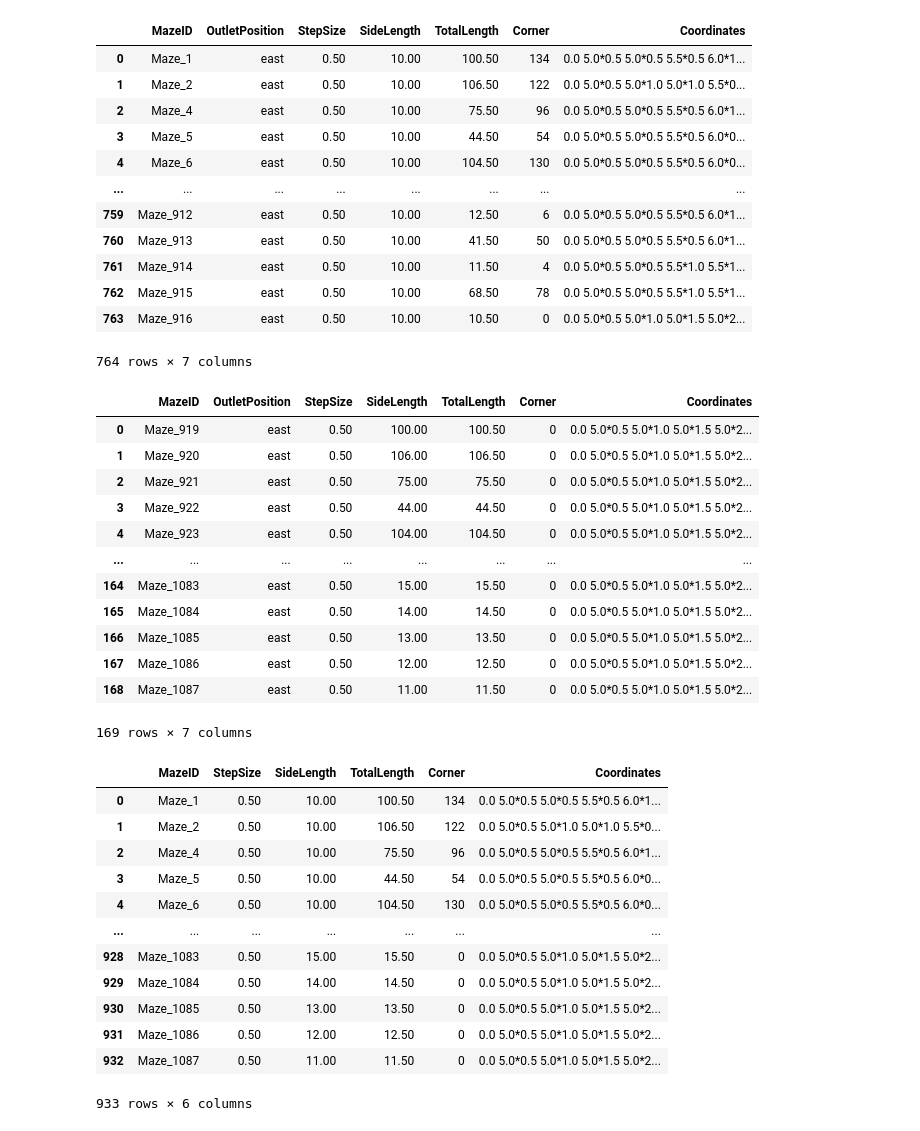
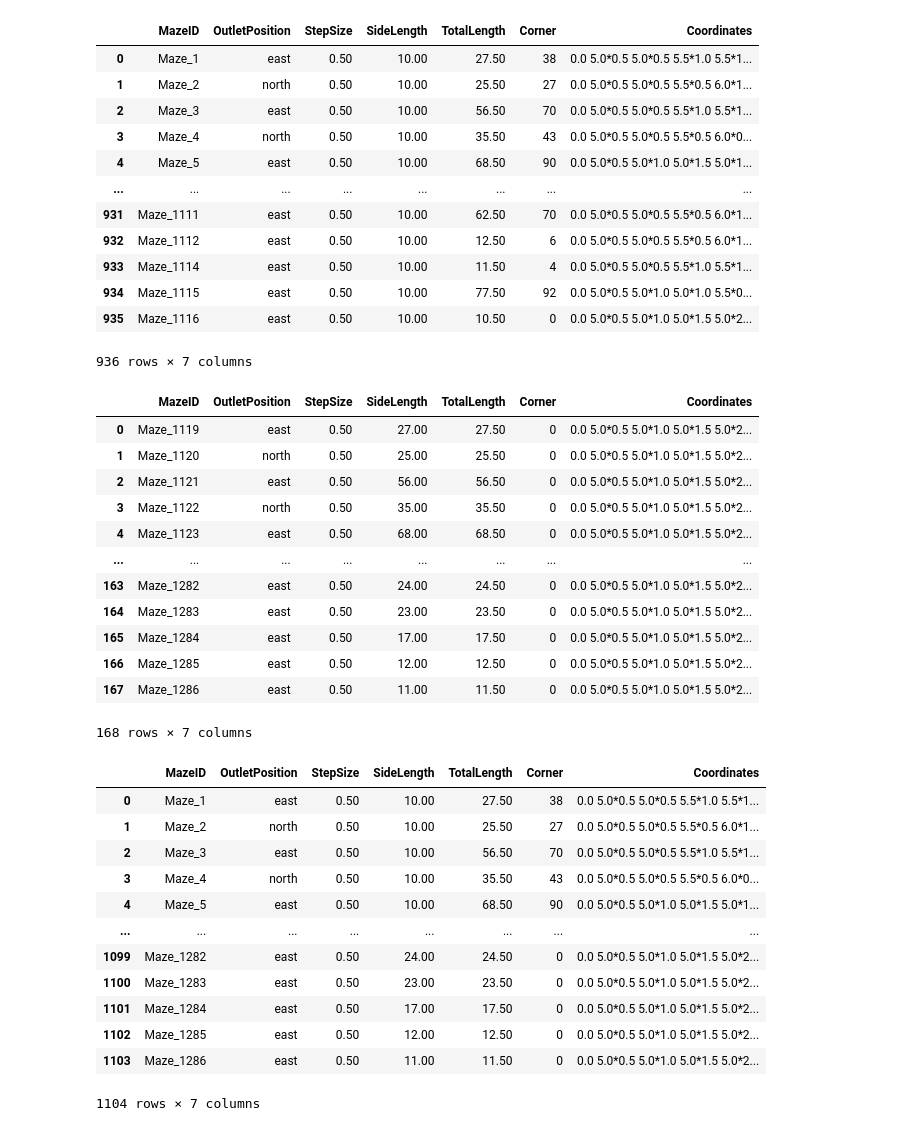
Before and after one commit to boraaktas/Microfluidics-Resistance-ML, a Jupyter notebook: jupyter/random_maze_library_generation.ipynb, the cells around one changed output. Drawn from its saved outputs; the diff is of its cells as text; code cells hidden in the pictures.

```diff
--- a/jupyter/random_maze_library_generation.ipynb
+++ b/jupyter/random_maze_library_generation.ipynb
@@ -11,7 +11,7 @@ zero_corner_maze_lib = {}
 number_of_maze = 0
 total_length_list = []
 
-target_loc_modes = ["east"]  # ["east", "north"]
+target_loc_modes = ["east", "north"]
 # %%
 step_size = 0.5
 side_length = 20
@@ -164,18 +164,18 @@ merged_maze_library_no_duplicates.reset_index(drop=True, inplace=True)
 merged_maze_library_no_duplicates
 # %% [output]
 |  | MazeID | OutletPosition | StepSize | SideLength | TotalLength | Corner | Coordinates |
-| 0 | Maze_1 | east | 0.50 | 10.00 | 100.50 | 134 | 0.0 5.0*0.5 5.0*0.5 5.5*0.5 6.0*1... |
-| 1 | Maze_2 | east | 0.50 | 10.00 | 106.50 | 122 | 0.0 5.0*0.5 5.0*1.0 5.0*1.0 5.5*0... |
-| 2 | Maze_4 | east | 0.50 | 10.00 | 75.50 | 96 | 0.0 5.0*0.5 5.0*0.5 5.5*0.5 6.0*1... |
-| 3 | Maze_5 | east | 0.50 | 10.00 | 44.50 | 54 | 0.0 5.0*0.5 5.0*0.5 5.5*0.5 6.0*0... |
-| 4 | Maze_6 | east | 0.50 | 10.00 | 104.50 | 130 | 0.0 5.0*0.5 5.0*0.5 5.5*0.5 6.0*0... |
+| 0 | Maze_1 | east | 0.50 | 10.00 | 27.50 | 38 | 0.0 5.0*0.5 5.0*0.5 5.5*1.0 5.5*1... |
+| 1 | Maze_2 | north | 0.50 | 10.00 | 25.50 | 27 | 0.0 5.0*0.5 5.0*0.5 5.5*0.5 6.0*1... |
+| 2 | Maze_3 | east | 0.50 | 10.00 | 56.50 | 70 | 0.0 5.0*0.5 5.0*0.5 5.5*1.0 5.5*1... |
+| 3 | Maze_4 | north | 0.50 | 10.00 | 35.50 | 43 | 0.0 5.0*0.5 5.0*0.5 5.5*0.5 6.0*0... |
+| 4 | Maze_5 | east | 0.50 | 10.00 | 68.50 | 90 | 0.0 5.0*0.5 5.0*1.0 5.0*1.5 5.0*1... |
 | ... | ... | ... | ... | ... | ... | ... | ... |
-| 759 | Maze_912 | east | 0.50 | 10.00 | 12.50 | 6 | 0.0 5.0*0.5 5.0*0.5 5.5*0.5 6.0*1... |
-| 760 | Maze_913 | east | 0.50 | 10.00 | 41.50 | 50 | 0.0 5.0*0.5 5.0*0.5 5.5*0.5 6.0*1... |
-| 761 | Maze_914 | east | 0.50 | 10.00 | 11.50 | 4 | 0.0 5.0*0.5 5.0*0.5 5.5*1.0 5.5*1... |
-| 762 | Maze_915 | east | 0.50 | 10.00 | 68.50 | 78 | 0.0 5.0*0.5 5.0*0.5 5.5*1.0 5.5*1... |
-| 763 | Maze_916 | east | 0.50 | 10.00 | 10.50 | 0 | 0.0 5.0*0.5 5.0*1.0 5.0*1.5 5.0*2... |
+| 931 | Maze_1111 | east | 0.50 | 10.00 | 62.50 | 70 | 0.0 5.0*0.5 5.0*0.5 5.5*0.5 6.0*1... |
+| 932 | Maze_1112 | east | 0.50 | 10.00 | 12.50 | 6 | 0.0 5.0*0.5 5.0*0.5 5.5*0.5 6.0*1... |
+| 933 | Maze_1114 | east | 0.50 | 10.00 | 11.50 | 4 | 0.0 5.0*0.5 5.0*0.5 5.5*1.0 5.5*1... |
+| 934 | Maze_1115 | east | 0.50 | 10.00 | 77.50 | 92 | 0.0 5.0*0.5 5.0*1.0 5.0*1.0 5.5*0... |
+| 935 | Maze_1116 | east | 0.50 | 10.00 | 10.50 | 0 | 0.0 5.0*0.5 5.0*1.0 5.0*1.5 5.0*2... |
-764 rows × 7 columns
+936 rows × 7 columns
 # %%
 for i in range(len(merged_maze_library_no_duplicates)):
 
@@ -214,35 +214,33 @@ zero_corner_maze_library_df.rename(columns={"index": "MazeID"}, inplace=True)
 zero_corner_maze_library_df
 # %% [output]
 |  | MazeID | OutletPosition | StepSize | SideLength | TotalLength | Corner | Coordinates |
-| 0 | Maze_919 | east | 0.50 | 100.00 | 100.50 | 0 | 0.0 5.0*0.5 5.0*1.0 5.0*1.5 5.0*2... |
-| 1 | Maze_920 | east | 0.50 | 106.00 | 106.50 | 0 | 0.0 5.0*0.5 5.0*1.0 5.0*1.5 5.0*2... |
-| 2 | Maze_921 | east | 0.50 | 75.00 | 75.50 | 0 | 0.0 5.0*0.5 5.0*1.0 5.0*1.5 5.0*2... |
-| 3 | Maze_922 | east | 0.50 | 44.00 | 44.50 | 0 | 0.0 5.0*0.5 5.0*1.0 5.0*1.5 5.0*2... |
-| 4 | Maze_923 | east | 0.50 | 104.00 | 104.50 | 0 | 0.0 5.0*0.5 5.0*1.0 5.0*1.5 5.0*2... |
+| 0 | Maze_1119 | east | 0.50 | 27.00 | 27.50 | 0 | 0.0 5.0*0.5 5.0*1.0 5.0*1.5 5.0*2... |
+| 1 | Maze_1120 | north | 0.50 | 25.00 | 25.50 | 0 | 0.0 5.0*0.5 5.0*1.0 5.0*1.5 5.0*2... |
+| 2 | Maze_1121 | east | 0.50 | 56.00 | 56.50 | 0 | 0.0 5.0*0.5 5.0*1.0 5.0*1.5 5.0*2... |
+| 3 | Maze_1122 | north | 0.50 | 35.00 | 35.50 | 0 | 0.0 5.0*0.5 5.0*1.0 5.0*1.5 5.0*2... |
+| 4 | Maze_1123 | east | 0.50 | 68.00 | 68.50 | 0 | 0.0 5.0*0.5 5.0*1.0 5.0*1.5 5.0*2... |
 | ... | ... | ... | ... | ... | ... | ... | ... |
-| 164 | Maze_1083 | east | 0.50 | 15.00 | 15.50 | 0 | 0.0 5.0*0.5 5.0*1.0 5.0*1.5 5.0*2... |
-| 165 | Maze_1084 | east | 0.50 | 14.00 | 14.50 | 0 | 0.0 5.0*0.5 5.0*1.0 5.0*1.5 5.0*2... |
-| 166 | Maze_1085 | east | 0.50 | 13.00 | 13.50 | 0 | 0.0 5.0*0.5 5.0*1.0 5.0*1.5 5.0*2... |
-| 167 | Maze_1086 | east | 0.50 | 12.00 | 12.50 | 0 | 0.0 5.0*0.5 5.0*1.0 5.0*1.5 5.0*2... |
-| 168 | Maze_1087 | east | 0.50 | 11.00 | 11.50 | 0 | 0.0 5.0*0.5 5.0*1.0 5.0*1.5 5.0*2... |
+| 163 | Maze_1282 | east | 0.50 | 24.00 | 24.50 | 0 | 0.0 5.0*0.5 5.0*1.0 5.0*1.5 5.0*2... |
+| 164 | Maze_1283 | east | 0.50 | 23.00 | 23.50 | 0 | 0.0 5.0*0.5 5.0*1.0 5.0*1.5 5.0*2... |
+| 165 | Maze_1284 | east | 0.50 | 17.00 | 17.50 | 0 | 0.0 5.0*0.5 5.0*1.0 5.0*1.5 5.0*2... |
+| 166 | Maze_1285 | east | 0.50 | 12.00 | 12.50 | 0 | 0.0 5.0*0.5 5.0*1.0 5.0*1.5 5.0*2... |
+| 167 | Maze_1286 | east | 0.50 | 11.00 | 11.50 | 0 | 0.0 5.0*0.5 5.0*1.0 5.0*1.5 5.0*2... |
-169 rows × 7 columns
+168 rows × 7 columns
 # %%
 # merge the two libraries
 final_merged_maze_library_df = pd.concat([merged_maze_library_no_duplicates, zero_corner_maze_library_df], ignore_index=True)
-# drop OutletPosition column
-final_merged_maze_library_df.drop(columns=["OutletPosition"], inplace=True)
 final_merged_maze_library_df
 # %% [output]
-|  | MazeID | StepSize | SideLength | TotalLength | Corner | Coordinates |
-| 0 | Maze_1 | 0.50 | 10.00 | 100.50 | 134 | 0.0 5.0*0.5 5.0*0.5 5.5*0.5 6.0*1... |
-| 1 | Maze_2 | 0.50 | 10.00 | 106.50 | 122 | 0.0 5.0*0.5 5.0*1.0 5.0*1.0 5.5*0... |
-| 2 | Maze_4 | 0.50 | 10.00 | 75.50 | 96 | 0.0 5.0*0.5 5.0*0.5 5.5*0.5 6.0*1... |
-| 3 | Maze_5 | 0.50 | 10.00 | 44.50 | 54 | 0.0 5.0*0.5 5.0*0.5 5.5*0.5 6.0*0... |
-| 4 | Maze_6 | 0.50 | 10.00 | 104.50 | 130 | 0.0 5.0*0.5 5.0*0.5 5.5*0.5 6.0*0... |
-| ... | ... | ... | ... | ... | ... | ... |
-| 928 | Maze_1083 | 0.50 | 15.00 | 15.50 | 0 | 0.0 5.0*0.5 5.0*1.0 5.0*1.5 5.0*2... |
-| 929 | Maze_1084 | 0.50 | 14.00 | 14.50 | 0 | 0.0 5.0*0.5 5.0*1.0 5.0*1.5 5.0*2... |
-| 930 | Maze_1085 | 0.50 | 13.00 | 13.50 | 0 | 0.0 5.0*0.5 5.0*1.0 5.0*1.5 5.0*2... |
-| 931 | Maze_1086 | 0.50 | 12.00 | 12.50 | 0 | 0.0 5.0*0.5 5.0*1.0 5.0*1.5 5.0*2... |
-| 932 | Maze_1087 | 0.50 | 11.00 | 11.50 | 0 | 0.0 5.0*0.5 5.0*1.0 5.0*1.5 5.0*2... |
+|  | MazeID | OutletPosition | StepSize | SideLength | TotalLength | Corner | Coordinates |
+| 0 | Maze_1 | east | 0.50 | 10.00 | 27.50 | 38 | 0.0 5.0*0.5 5.0*0.5 5.5*1.0 5.5*1... |
+| 1 | Maze_2 | north | 0.50 | 10.00 | 25.50 | 27 | 0.0 5.0*0.5 5.0*0.5 5.5*0.5 6.0*1... |
+| 2 | Maze_3 | east | 0.50 | 10.00 | 56.50 | 70 | 0.0 5.0*0.5 5.0*0.5 5.5*1.0 5.5*1... |
+| 3 | Maze_4 | north | 0.50 | 10.00 | 35.50 | 43 | 0.0 5.0*0.5 5.0*0.5 5.5*0.5 6.0*0... |
+| 4 | Maze_5 | east | 0.50 | 10.00 | 68.50 | 90 | 0.0 5.0*0.5 5.0*1.0 5.0*1.5 5.0*1... |
+| ... | ... | ... | ... | ... | ... | ... | ... |
+| 1099 | Maze_1282 | east | 0.50 | 24.00 | 24.50 | 0 | 0.0 5.0*0.5 5.0*1.0 5.0*1.5 5.0*2... |
+| 1100 | Maze_1283 | east | 0.50 | 23.00 | 23.50 | 0 | 0.0 5.0*0.5 5.0*1.0 5.0*1.5 5.0*2... |
+| 1101 | Maze_1284 | east | 0.50 | 17.00 | 17.50 | 0 | 0.0 5.0*0.5 5.0*1.0 5.0*1.5 5.0*2... |
+| 1102 | Maze_1285 | east | 0.50 | 12.00 | 12.50 | 0 | 0.0 5.0*0.5 5.0*1.0 5.0*1.5 5.0*2... |
+| 1103 | Maze_1286 | east | 0.50 | 11.00 | 11.50 | 0 | 0.0 5.0*0.5 5.0*1.0 5.0*1.5 5.0*2... |
-933 rows × 6 columns
+1104 rows × 7 columns
```
Also changed, not shown: parts of 6 cells of this notebook.
